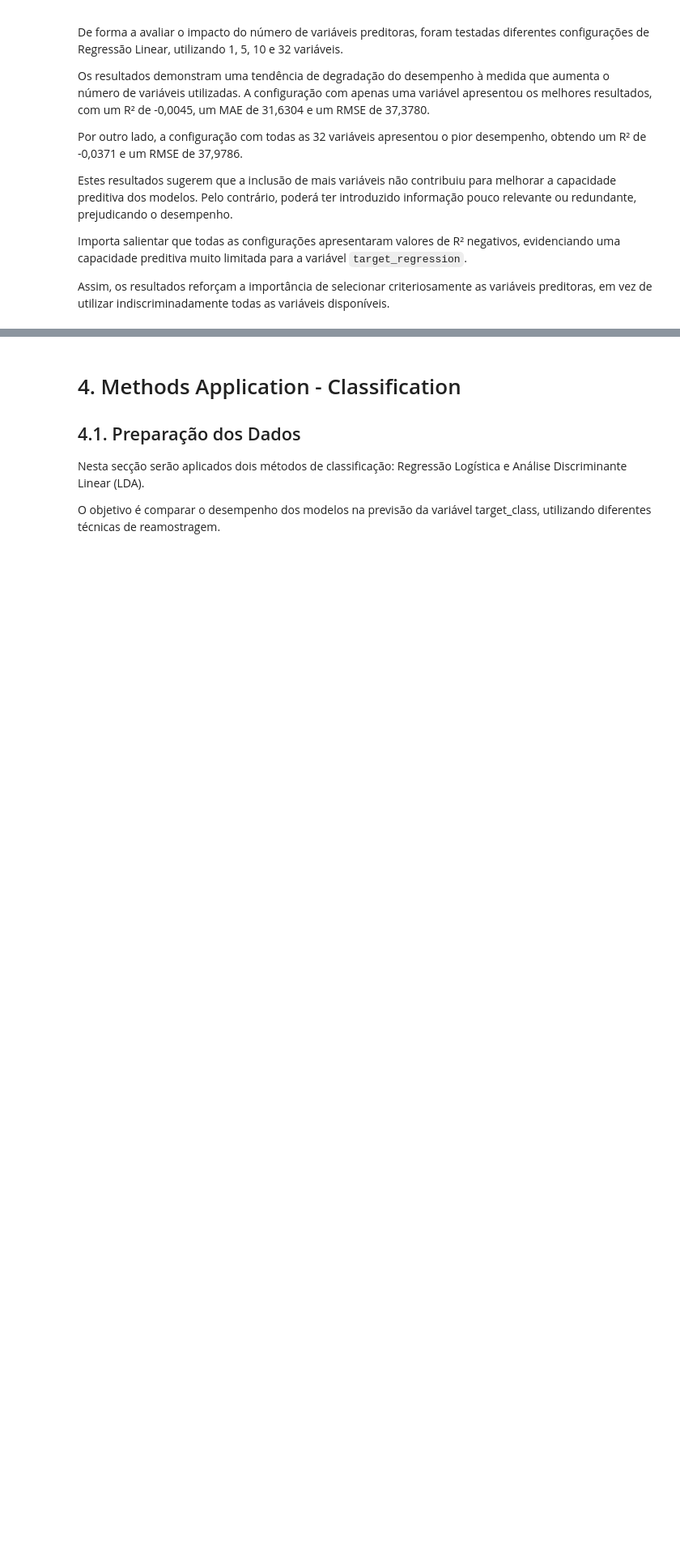
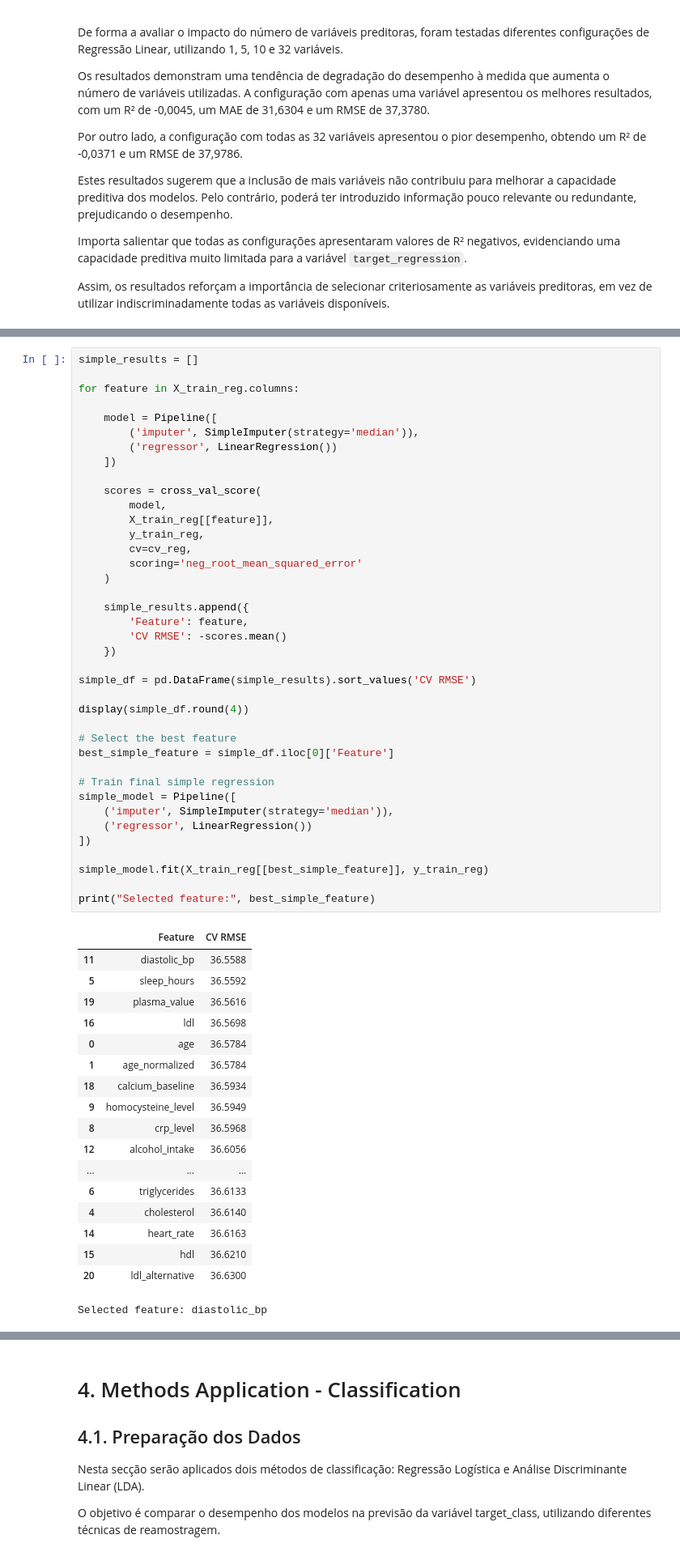
Before and after one commit to GasparAVieira/APRAU, a Jupyter notebook: Diogov2.ipynb, the cells around one changed output, grey strips where cells are left out. Shown at 81% size. Saved outputs shown, nothing was run; the diff lists cells and outputs as text; blank space fills up the shorter version.

```diff
--- a/Diogov2.ipynb
+++ b/Diogov2.ipynb
@@ -1010,0 +1049,58 @@ Assim, os resultados reforçam a importância de selecionar criteriosamente as v
+# %%
+simple_results = []
+
+for feature in X_train_reg.columns:
+
+    model = Pipeline([
+        ('imputer', SimpleImputer(strategy='median')),
+        ('regressor', LinearRegression())
+    ])
+
+    scores = cross_val_score(
+        model,
+        X_train_reg[[feature]],
+        y_train_reg,
+        cv=cv_reg,
+        scoring='neg_root_mean_squared_error'
+    )
+
+    simple_results.append({
+        'Feature': feature,
+        'CV RMSE': -scores.mean()
+    })
+
+simple_df = pd.DataFrame(simple_results).sort_values('CV RMSE')
+
+display(simple_df.round(4))
+
+# Select the best feature
+best_simple_feature = simple_df.iloc[0]['Feature']
+
+# Train final simple regression
+simple_model = Pipeline([
+    ('imputer', SimpleImputer(strategy='median')),
+    ('regressor', LinearRegression())
+])
+
+simple_model.fit(X_train_reg[[best_simple_feature]], y_train_reg)
+
+print("Selected feature:", best_simple_feature)
+# %% [output]
+|  | Feature | CV RMSE |
+| 11 | diastolic_bp | 36.5588 |
+| 5 | sleep_hours | 36.5592 |
+| 19 | plasma_value | 36.5616 |
+| 16 | ldl | 36.5698 |
+| 0 | age | 36.5784 |
+| 1 | age_normalized | 36.5784 |
+| 18 | calcium_baseline | 36.5934 |
+| 9 | homocysteine_level | 36.5949 |
+| 8 | crp_level | 36.5968 |
+| 12 | alcohol_intake | 36.6056 |
+| ... | ... | ... |
+| 6 | triglycerides | 36.6133 |
+| 4 | cholesterol | 36.6140 |
+| 14 | heart_rate | 36.6163 |
+| 15 | hdl | 36.6210 |
+| 20 | ldl_alternative | 36.6300 |
+Selected feature: diastolic_bp
```
Also changed, not shown: parts of 10 cells of this notebook, 1 other file.
